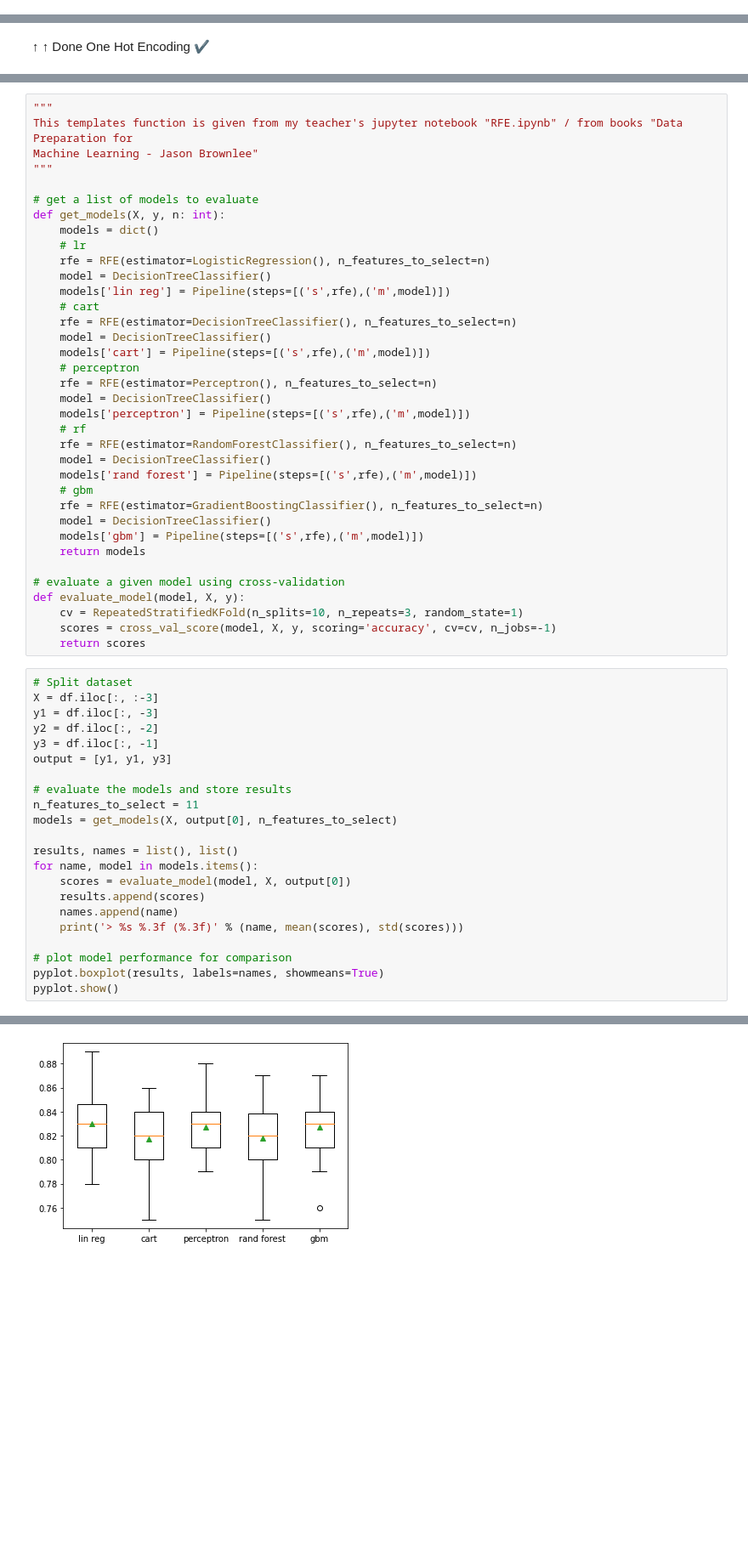
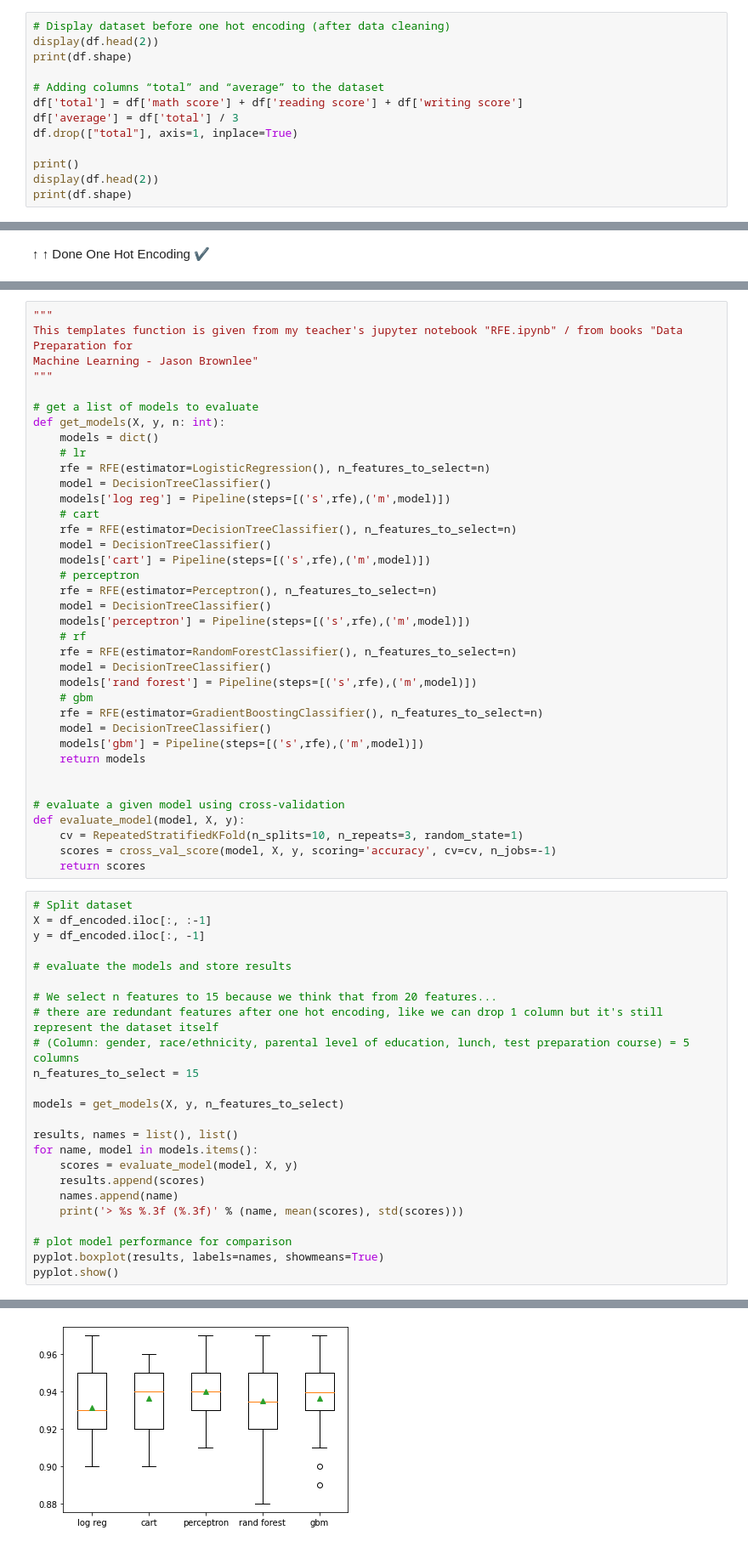
Before and after one commit to victorchendra02/Students-Performance-in-Exams, a Jupyter notebook: VictorChendra_202000338_UTS_IBDA3111.ipynb, the cells around one changed output, grey strips where cells are left out. Shown at 85% size. Cells and saved outputs as stored; diff of their text form; blank space fills up the shorter version.

```diff
--- a/VictorChendra_202000338_UTS_IBDA3111.ipynb
+++ b/VictorChendra_202000338_UTS_IBDA3111.ipynb
@@ -307,0 +316,13 @@ Create new column indicate pass or fail (1: pass, 0: fail)
+# %%
+# Display dataset before one hot encoding (after data cleaning)
+display(df.head(2))
+print(df.shape)
+
+# Adding columns “total” and “average” to the dataset
+df['total'] = df['math score'] + df['reading score'] + df['writing score']
+df['average'] = df['total'] / 3
+df.drop(["total"], axis=1, inplace=True)
+
+print()
+display(df.head(2))
+print(df.shape)
@@ -393,7 +418,7 @@ def get_models(X, y, n: int):
     # lr
     rfe = RFE(estimator=LogisticRegression(), n_features_to_select=n)
     model = DecisionTreeClassifier()
-    models['lin reg'] = Pipeline(steps=[('s',rfe),('m',model)])
+    models['log reg'] = Pipeline(steps=[('s',rfe),('m',model)])
     # cart
     rfe = RFE(estimator=DecisionTreeClassifier(), n_features_to_select=n)
     model = DecisionTreeClassifier()
@@ -412,6 +437,7 @@ def get_models(X, y, n: int):
     models['gbm'] = Pipeline(steps=[('s',rfe),('m',model)])
     return models
 
+
 # evaluate a given model using cross-validation
 def evaluate_model(model, X, y):
     cv = RepeatedStratifiedKFold(n_splits=10, n_repeats=3, random_state=1)
@@ -419,19 +445,21 @@ def evaluate_model(model, X, y):
     return scores
 # %%
 # Split dataset
-X = df.iloc[:, :-3]
-y1 = df.iloc[:, -3]
-y2 = df.iloc[:, -2]
-y3 = df.iloc[:, -1]
-output = [y1, y1, y3]
+X = df_encoded.iloc[:, :-1]
+y = df_encoded.iloc[:, -1]
 
 # evaluate the models and store results
-n_features_to_select = 11
-models = get_models(X, output[0], n_features_to_select)
+
+# We select n features to 15 because we think that from 20 features...
+# there are redundant features after one hot encoding, like we can drop 1 column but it's still represent the dataset itself
+# (Column: gender, race/ethnicity, parental level of education, lunch, test preparation course) = 5 columns
+n_features_to_select = 15
+
+models = get_models(X, y, n_features_to_select)
 
 results, names = list(), list()
 for name, model in models.items():
-    scores = evaluate_model(model, X, output[0])
+    scores = evaluate_model(model, X, y)
     results.append(scores)
     names.append(name)
     print('> %s %.3f (%.3f)' % (name, mean(scores), std(scores)))
@@ -448,2 +476,2 @@ pyplot.show()
-[figure, old version]
+[figure, new version]
 # %% [markdown]
```
Also changed, not shown: parts of 45 cells of this notebook.
